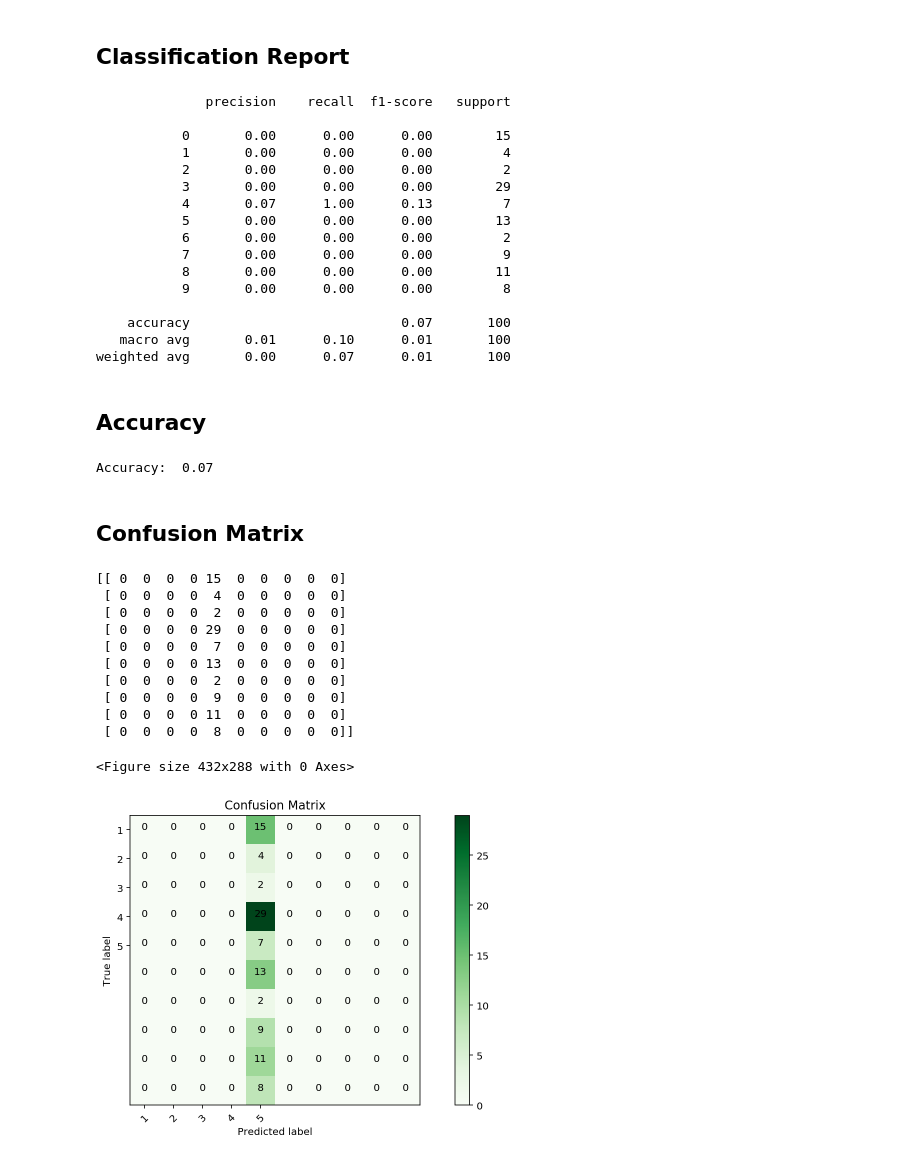
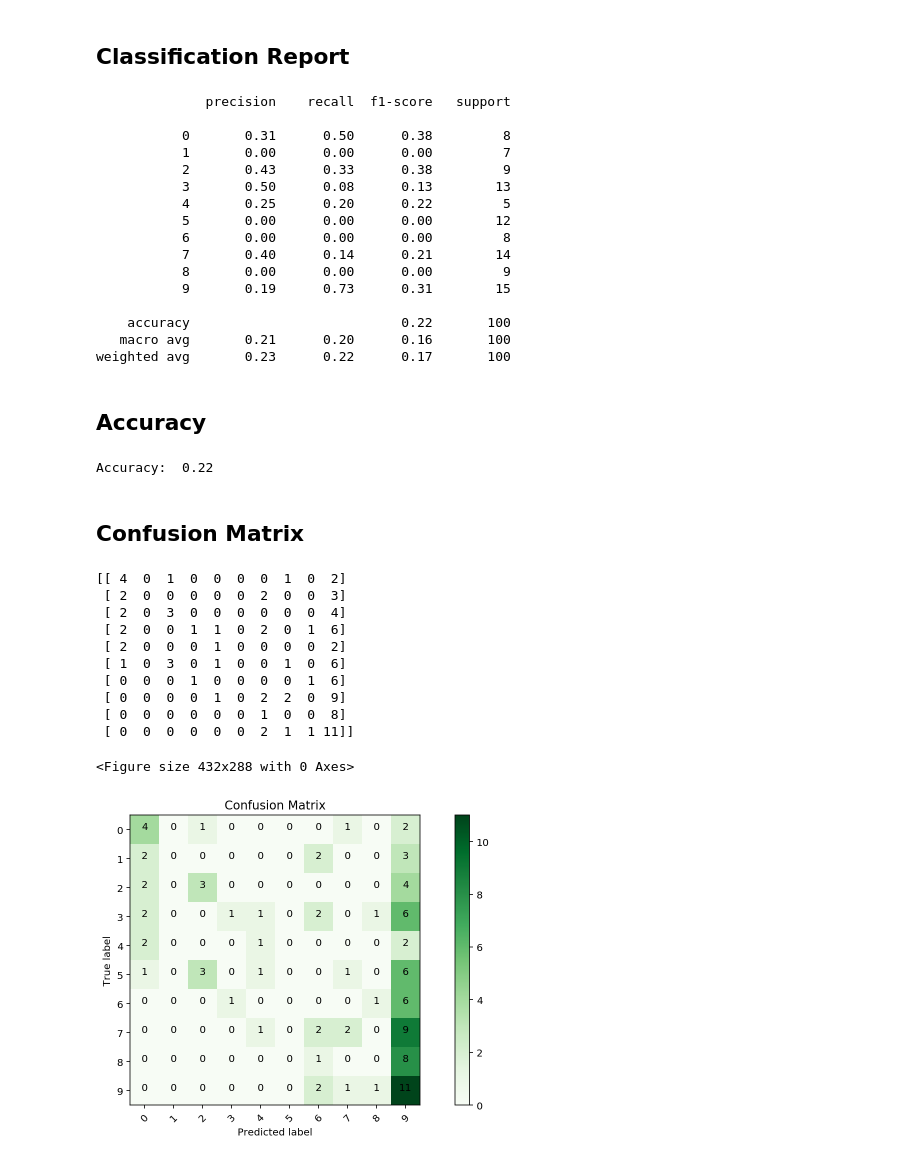
Before and after one commit to gonsoomoon-ml/RecommendEmoticon, a Jupyter notebook: Tweet-BERT/3.0.Train_Tweet_BERT_Transformers_TensorFlow_AdHoc.ipynb, the cells around one changed output. Saved outputs shown, nothing was run; the diff lists cells and outputs as text; code cells hidden in the pictures.

```diff
--- a/Tweet-BERT/3.0.Train_Tweet_BERT_Transformers_TensorFlow_AdHoc.ipynb
+++ b/Tweet-BERT/3.0.Train_Tweet_BERT_Transformers_TensorFlow_AdHoc.ipynb
@@ -46,12 +46,20 @@ tf.__version__
 # %% [output]
 '2.1.0'
 # %%
-MAX_SEQ_LENGTH=128
-BATCH_SIZE=8
-EPOCHS=1
-STEPS_PER_EPOCH=250
-VALIDATION_STEPS=50
-TEST_STEPS=50
+
+EPOCHS = 10
+steps = 100
+STEPS_PER_EPOCH= steps
+VALIDATION_STEPS= int(steps / 2)
+TEST_STEPS= int(steps / 2)
+
+
+learning_rate = 4e-5
+BATCH_SIZE= 128
+
+
+MAX_SEQ_LENGTH= 32
+
 CLASSES = [0, 1, 2, 3, 4, 5, 6, 7, 8, 9]
 NUM_GPUS=0
 # %% [markdown]
@@ -211,7 +201,7 @@ Pre-trained 모델 정의를 변경 함
 loss = tf.keras.losses.SparseCategoricalCrossentropy(from_logits=True)
 metric = tf.keras.metrics.SparseCategoricalAccuracy('accuracy')
 
-optimizer = tf.keras.optimizers.Adam(learning_rate=3e-5, epsilon=1e-08)
+optimizer = tf.keras.optimizers.Adam(learning_rate= learning_rate, epsilon=1e-08)
 model.compile(optimizer=optimizer, loss=loss, metrics=[metric])
 model.layers[0].trainable = False # BERT Layer를 Freezing
 model.summary()
@@ -420,20 +421,20 @@ print(classification_report(y_true=y_true, y_pred=y_pred))
 # %% [output]
               precision    recall  f1-score   support
 
-           0       0.00      0.00      0.00        15
-           1       0.00      0.00      0.00         4
-           2       0.00      0.00      0.00         2
-           3       0.00      0.00      0.00        29
-           4       0.07      1.00      0.13         7
-           5       0.00      0.00      0.00        13
-           6       0.00      0.00      0.00         2
-           7       0.00      0.00      0.00         9
-           8       0.00      0.00      0.00        11
-           9       0.00      0.00      0.00         8
+           0       0.31      0.50      0.38         8
+           1       0.00      0.00      0.00         7
+           2       0.43      0.33      0.38         9
+           3       0.50      0.08      0.13        13
+           4       0.25      0.20      0.22         5
+           5       0.00      0.00      0.00        12
+           6       0.00      0.00      0.00         8
+           7       0.40      0.14      0.21        14
+           8       0.00      0.00      0.00         9
+           9       0.19      0.73      0.31        15
 
-    accuracy                           0.07       100
-   macro avg       0.01      0.10      0.01       100
-weighted avg       0.00      0.07      0.01       100
+    accuracy                           0.22       100
+   macro avg       0.21      0.20      0.16       100
+weighted avg       0.23      0.22      0.17       100
 # %% [markdown]
 ## Accuracy
 # %%
@@ -441,7 +442,7 @@ from sklearn.metrics import accuracy_score
 
 print('Accuracy: ', accuracy_score(y_pred=y_pred, y_true=y_true))
 # %% [output]
-Accuracy:  0.07
+Accuracy:  0.22
 # %% [markdown]
 ## Confusion Matrix
 # %%
@@ -471,29 +472,29 @@ def plot_conf_mat(cm, classes, title, cmap = plt.cm.Greens):
 # %%
 import itertools
 import numpy as np
 from sklearn.metrics import confusion_matrix
 import matplotlib.pyplot as plt
 %matplotlib inline
 %config InlineBackend.figure_format='retina'
 
 cm = confusion_matrix(y_true=y_true, y_pred=y_pred)
 
 plt.figure()
 fig, ax = plt.subplots(figsize=(10,5))
 plot_conf_mat(cm,
-              classes=['1', '2', '3', '4', '5'],
+              classes=['0','1', '2', '3', '4', '5','6','7','8','9'],
               title='Confusion Matrix')
 plt.show()
 # %% [output]
-[[ 0  0  0  0 15  0  0  0  0  0]
- [ 0  0  0  0  4  0  0  0  0  0]
- [ 0  0  0  0  2  0  0  0  0  0]
- [ 0  0  0  0 29  0  0  0  0  0]
- [ 0  0  0  0  7  0  0  0  0  0]
- [ 0  0  0  0 13  0  0  0  0  0]
- [ 0  0  0  0  2  0  0  0  0  0]
- [ 0  0  0  0  9  0  0  0  0  0]
- [ 0  0  0  0 11  0  0  0  0  0]
- [ 0  0  0  0  8  0  0  0  0  0]]
+[[ 4  0  1  0  0  0  0  1  0  2]
+ [ 2  0  0  0  0  0  2  0  0  3]
+ [ 2  0  3  0  0  0  0  0  0  4]
+ [ 2  0  0  1  1  0  2  0  1  6]
+ [ 2  0  0  0  1  0  0  0  0  2]
+ [ 1  0  3  0  1  0  0  1  0  6]
+ [ 0  0  0  1  0  0  0  0  1  6]
+ [ 0  0  0  0  1  0  2  2  0  9]
+ [ 0  0  0  0  0  0  1  0  0  8]
+ [ 0  0  0  0  0  0  2  1  1 11]]
 <Figure size 432x288 with 0 Axes>
-[figure, old version]
+[figure, new version]
```
Also changed, not shown: parts of 13 cells of this notebook, 10 other files.
